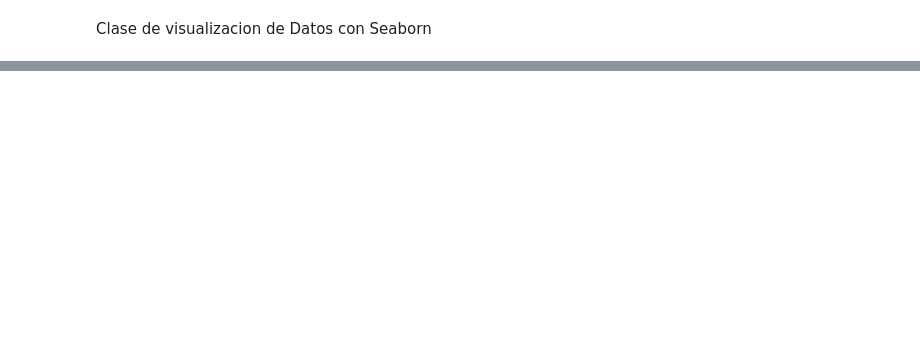
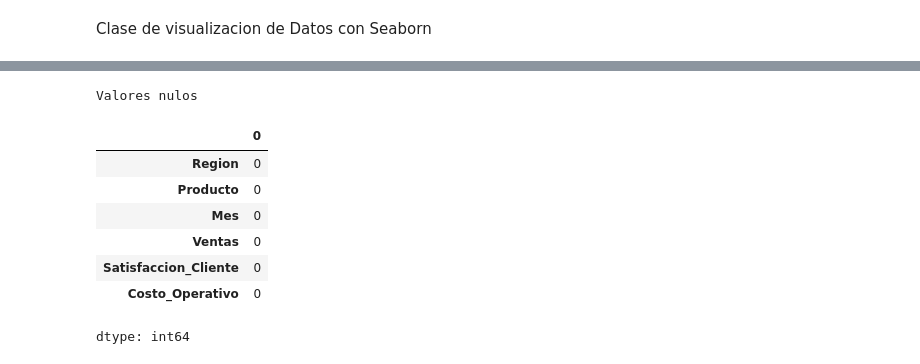
Before and after one commit to brunobobadilla06/Practica---Ciencia-de-Datos-I, a Jupyter notebook: Practica_3.ipynb, the cells around one changed output, grey strips where cells are left out. Drawn from its saved outputs; the diff is of its cells as text; code cells hidden in the pictures; blank space fills up the shorter version.

```diff
--- a/Practica_3.ipynb
+++ b/Practica_3.ipynb
@@ -54,0 +107,14 @@ Dataset generado correctamente
+# %%
+# Verifica si hay valores nulos
+print('Valores nulos')
+df.isnull().sum()
+# %% [output]
+Valores nulos
+|  | 0 |
+| Region | 0 |
+| Producto | 0 |
+| Mes | 0 |
+| Ventas | 0 |
+| Satisfaccion_Cliente | 0 |
+| Costo_Operativo | 0 |
+dtype: int64
```
Also changed, not shown: parts of 8 cells of this notebook.
